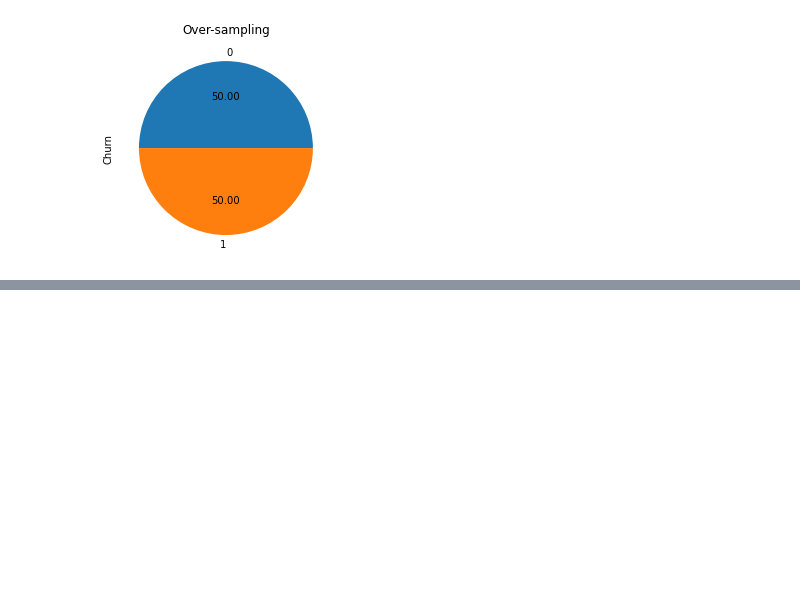
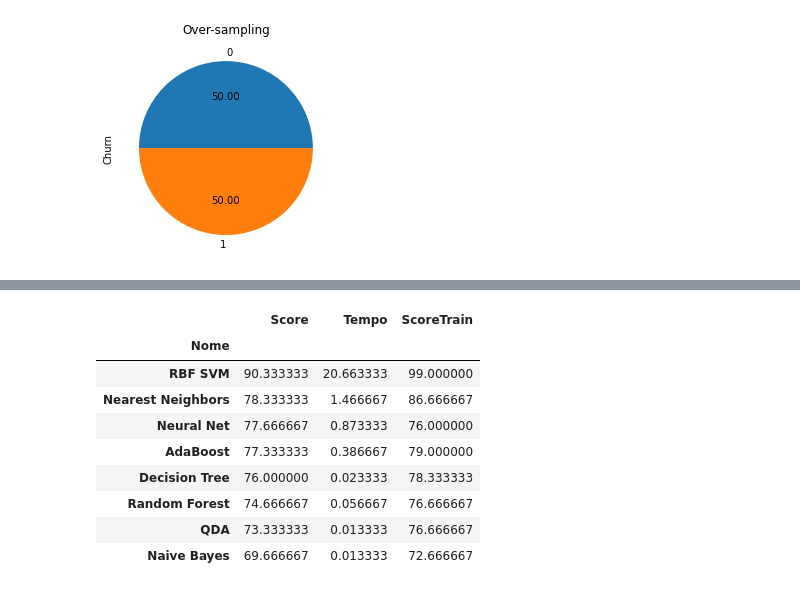
Before and after one commit to Ronan-Castro/ChurnPrediction, a Jupyter notebook: ChurnAnalisys.ipynb, the cells around one changed output, grey strips where cells are left out. Saved outputs shown, nothing was run; the diff lists cells and outputs as text; code cells hidden in the pictures; blank space fills up the shorter version.

```diff
--- a/ChurnAnalisys.ipynb
+++ b/ChurnAnalisys.ipynb
@@ -301,10 +293,12 @@ for name, clf in zip(names, classifiers):
 #ax = plt.subplot(len(datasets), len(classifiers) + 1, i)
     start = time.time()
     clf.fit(X_train, y_train)
+    scoreTrain = clf.score(X_train, y_train)
     score = clf.score(X_test, y_test)
     end = time.time()
     print(f'{name} : {score} | tempo gasto: {end - start}')
     results["Normal"]['Nome'].append(name)
     results["Normal"]['Score'].append(round(score * 100))
+    results["Normal"]['ScoreTrain'].append(round(scoreTrain * 100))
     results["Normal"]['Tempo'].append(round(end - start, 2))
 # %% [output]
@@ -323,11 +313,13 @@ for name, clf in zip(names, classifiers):
-# %%
-for name, clf in zip(names, classifiers):
-#ax = plt.subplot(len(datasets), len(classifiers) + 1, i)
-    start = time.time()
-    clf.fit(X_train_under, y_train_under)
-    score = clf.score(X_test_under, y_test_under)
-    end = time.time()
-    print(f'{name} : {score} | tempo gasto: {end - start}')
-    results["Under"]['Nome'].append(name)
-    results["Under"]['Score'].append(round(score * 100))
-    results["Under"]['Tempo'].append(round(end - start, 2))
+# %%
+for name, clf in zip(names, classifiers):
+#ax = plt.subplot(len(datasets), len(classifiers) + 1, i)
+    start = time.time()
+    clf.fit(X_over, y_over)
+    scoreTrain = clf.score(X_over, y_over)
+    score = clf.score(X_test, y_test)
+    end = time.time()
+    print(f'{name} : {score} | tempo gasto: {end - start}')
+    results["Over"]['Nome'].append(name)
+    results["Over"]['Score'].append(round(score * 100))
+    results["Over"]['ScoreTrain'].append(round(scoreTrain * 100))
+    results["Over"]['Tempo'].append(round(end - start, 2))
@@ -333,0 +335,12 @@ for name, clf in zip(names, classifiers):
+# %%
+for name, clf in zip(names, classifiers):
+    start = time.time()
+    clf.fit(X_under, y_under)
+    scoreTrain = clf.score(X_under, y_under)
+    score = clf.score(X_test, y_test)
+    end = time.time()
+    print(f'{name} : {score} | tempo gasto: {end - start}')
+    results["Under"]['Nome'].append(name)
+    results["Under"]['Score'].append(round(score * 100))
+    results["Under"]['ScoreTrain'].append(round(scoreTrain * 100))
+    results["Under"]['Tempo'].append(round(end - start, 2))
@@ -348,0 +387,13 @@ result_df.groupby('Nome').Tempo.mean().sort_values(ascending = False)
+# %%
+result_df.groupby('Nome').mean().sort_values(ascending = False, by=['Score'])
+# %% [output]
+|  | Score | Tempo | ScoreTrain |
+| Nome |  |  |  |
+| RBF SVM | 90.333333 | 20.663333 | 99.000000 |
+| Nearest Neighbors | 78.333333 | 1.466667 | 86.666667 |
+| Neural Net | 77.666667 | 0.873333 | 76.000000 |
+| AdaBoost | 77.333333 | 0.386667 | 79.000000 |
+| Decision Tree | 76.000000 | 0.023333 | 78.333333 |
+| Random Forest | 74.666667 | 0.056667 | 76.666667 |
+| QDA | 73.333333 | 0.013333 | 76.666667 |
+| Naive Bayes | 69.666667 | 0.013333 | 72.666667 |
```
Also changed, not shown: parts of 16 cells of this notebook, 2 other files.
